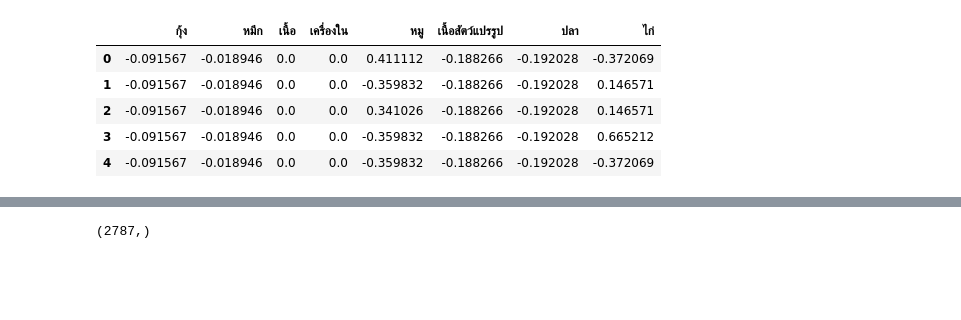
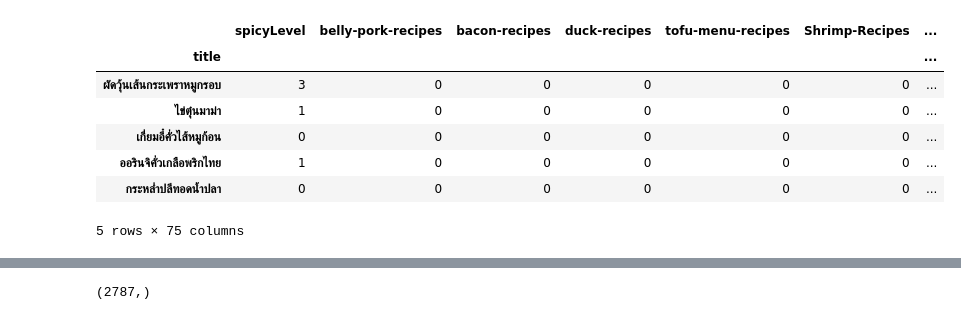
Before and after one commit to Kin-Arai-Dee/model, a Jupyter notebook: preprocess/7.classify_by_model.ipynb, the cells around one changed output, grey strips where cells are left out. Saved outputs shown, nothing was run; the diff lists cells and outputs as text; code cells hidden in the pictures; blank space fills up the shorter version.

```diff
--- a/preprocess/7.classify_by_model.ipynb
+++ b/preprocess/7.classify_by_model.ipynb
@@ -49,7 +111,7 @@ remove_col = [x for x in df if x not in meat_ingredient_list]
+# %%
+df['baked-recipes'] = df['baked-recipes'] + df['microwave-recipes'] + df['convection-oven-recipes']
+df['steamed-recipes'] = df['steamed-recipes'] + df['rice-cooker-recipes']
+df['baked-recipes'].apply(check_more_than_one)
+df['steamed-recipes'].apply(check_more_than_one)
 # %%
-df = df.drop(remove_col,axis=1)
+df = df.drop(['microwave-recipes','convection-oven-recipes','rice-cooker-recipes'],axis=1)
-# %%
-for x in meat_ingredient:
-  df[x] = 0
-  for y in  meat_ingredient[x]:
-    df[x] = df[x] + df[y]
@@ -58,5 +118,3 @@ remove_col = [x for x in df if x not in meat_ingredient.keys()]
-# %%
-df = df.drop(remove_col, axis=1)
 # %%
 df
 # %% [output]
@@ -96,13 +154,15 @@ standardized_data.to_csv('../data/data_for_model_2.csv',index=False)
 # %%
-df = standardized_data
+# df = standardized_data
 df.head()
 # %% [output]
-|  | กุ้ง | หมึก | เนื้อ | เครื่องใน | หมู | เนื้อสัตว์แปรรูป | ปลา | ไก่ |
-| 0 | -0.091567 | -0.018946 | 0.0 | 0.0 | 0.411112 | -0.188266 | -0.192028 | -0.372069 |
-| 1 | -0.091567 | -0.018946 | 0.0 | 0.0 | -0.359832 | -0.188266 | -0.192028 | 0.146571 |
-| 2 | -0.091567 | -0.018946 | 0.0 | 0.0 | 0.341026 | -0.188266 | -0.192028 | 0.146571 |
-| 3 | -0.091567 | -0.018946 | 0.0 | 0.0 | -0.359832 | -0.188266 | -0.192028 | 0.665212 |
-| 4 | -0.091567 | -0.018946 | 0.0 | 0.0 | -0.359832 | -0.188266 | -0.192028 | -0.372069 |
+|  | spicyLevel | belly-pork-recipes | bacon-recipes | duck-recipes | tofu-menu-recipes | Shrimp-Recipes | ... |
+| title |  |  |  |  |  |  | ... |
+| ผัดวุ้นเส้นกระเพราหมูกรอบ | 3 | 0 | 0 | 0 | 0 | 0 | ... |
+| ไข่ตุ๋นมาม่า | 1 | 0 | 0 | 0 | 0 | 0 | ... |
+| เกี่ยมอี๋คั่วไส้หมูก้อน | 0 | 0 | 0 | 0 | 0 | 0 | ... |
+| ออรินจิคั่วเกลือพริกไทย | 1 | 0 | 0 | 0 | 0 | 0 | ... |
+| กระหล่ำปลีทอดน้ำปลา | 0 | 0 | 0 | 0 | 0 | 0 | ... |
+5 rows × 75 columns
 # %%
 # n_components = len(df.columns)
 # explained_variance = []
```
Also changed, not shown: parts of 49 cells of this notebook, 18 other files.
